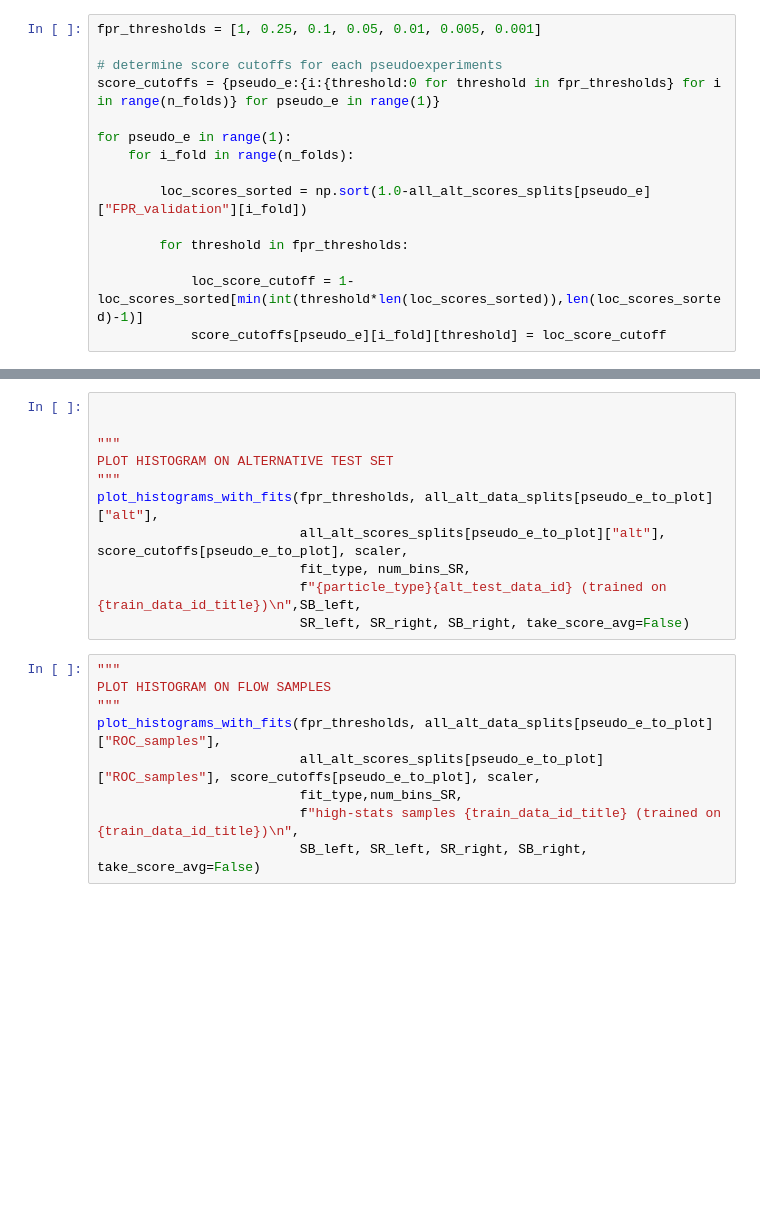
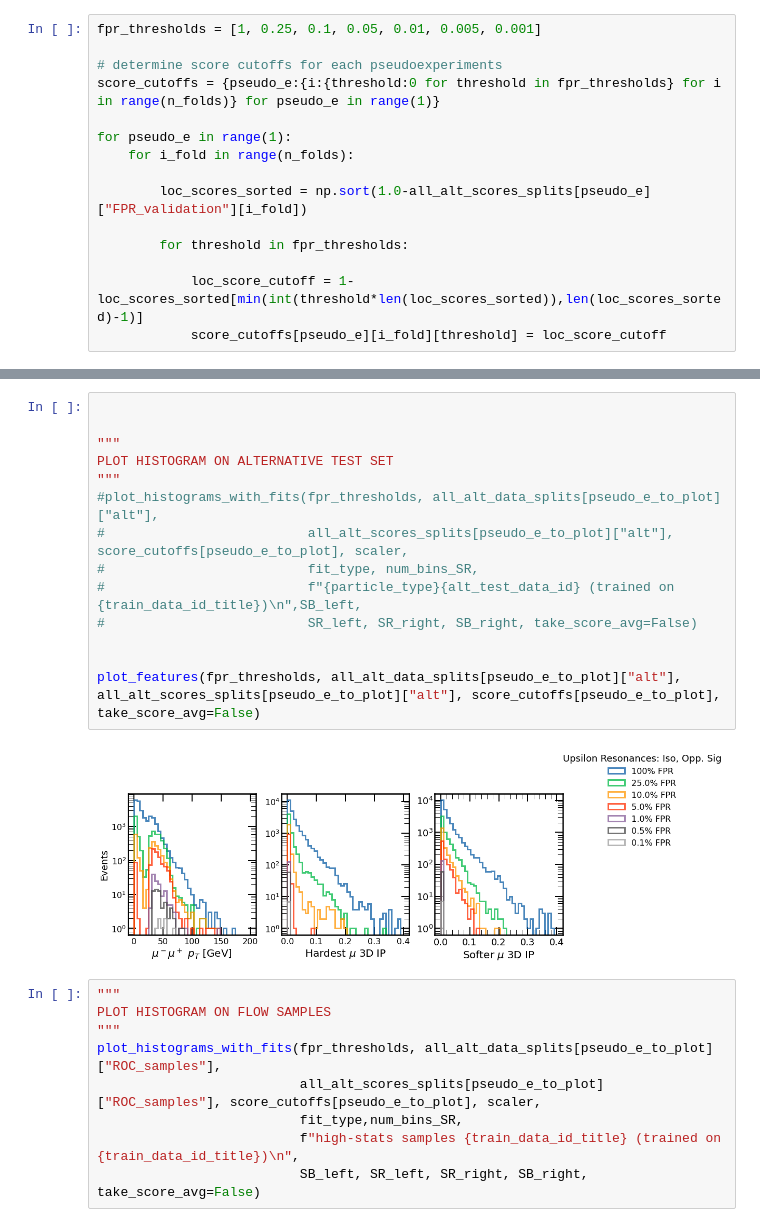
Before and after one commit to hep-lbdl/dimuonAD, a Jupyter notebook: 08a_plot_results_single_window_radha.ipynb, the cells around one changed output, grey strips where cells are left out. Cells and saved outputs as stored; diff of their text form; blank space fills up the shorter version.

```diff
--- a/08a_plot_results_single_window_radha.ipynb
+++ b/08a_plot_results_single_window_radha.ipynb
@@ -248,14 +329,19 @@ plot_histograms_with_fits(fpr_thresholds, all_test_data_splits[pseudo_e_to_plot]
 # %%
 
 
 """
 PLOT HISTOGRAM ON ALTERNATIVE TEST SET
 """
-plot_histograms_with_fits(fpr_thresholds, all_alt_data_splits[pseudo_e_to_plot]["alt"],
-                          all_alt_scores_splits[pseudo_e_to_plot]["alt"], score_cutoffs[pseudo_e_to_plot], scaler,
-                          fit_type, num_bins_SR,
-                          f"{particle_type}{alt_test_data_id} (trained on {train_data_id_title})\n",SB_left,
-                          SR_left, SR_right, SB_right, take_score_avg=False)
+#plot_histograms_with_fits(fpr_thresholds, all_alt_data_splits[pseudo_e_to_plot]["alt"],
+#                          all_alt_scores_splits[pseudo_e_to_plot]["alt"], score_cutoffs[pseudo_e_to_plot], scaler,
+#                          fit_type, num_bins_SR,
+#                          f"{particle_type}{alt_test_data_id} (trained on {train_data_id_title})\n",SB_left,
+#                          SR_left, SR_right, SB_right, take_score_avg=False)
+
+
+plot_features(fpr_thresholds, all_alt_data_splits[pseudo_e_to_plot]["alt"], all_alt_scores_splits[pseudo_e_to_plot]["alt"], score_cutoffs[pseudo_e_to_plot], take_score_avg=False)
+# %% [output]
+[figure, added]
 # %%
 """
 PLOT HISTOGRAM ON FLOW SAMPLES
```
Also changed, not shown: parts of 8 cells of this notebook, 2 other files.
